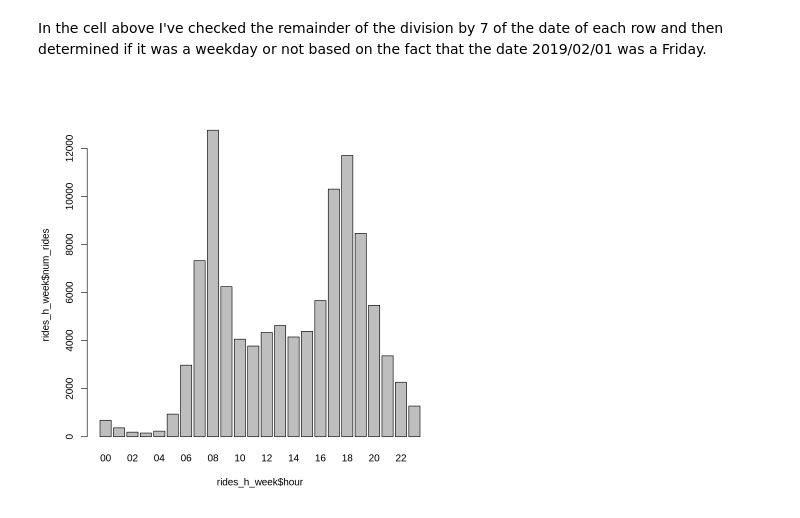
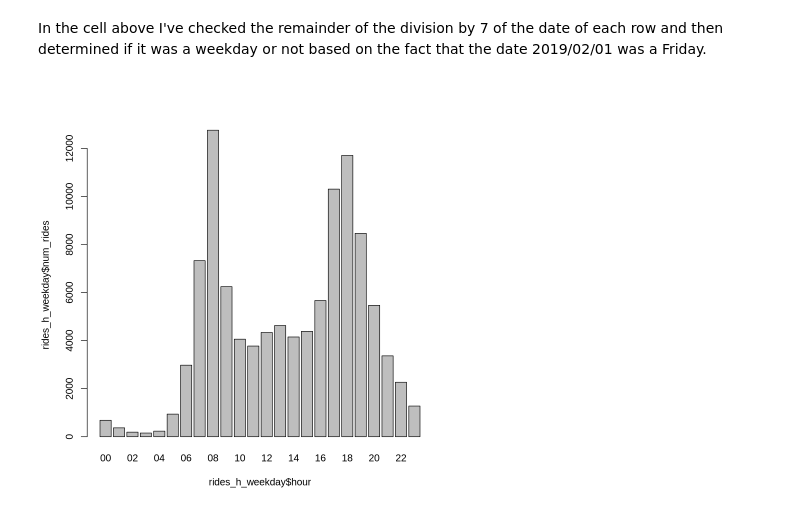
Before and after one commit to pietromalagoli/asp, a Jupyter notebook: code/lab01/Malagoli_Pietro_Lab01.ipynb, the cells around one changed output. Cells and saved outputs as stored; diff of their text form; code cells hidden in the pictures.

```diff
--- a/code/lab01/Malagoli_Pietro_Lab01.ipynb
+++ b/code/lab01/Malagoli_Pietro_Lab01.ipynb
@@ -158,11 +158,11 @@ df$weekday <- (((as.integer(substr(df$date,9,10)))%%7) %in% c(1,4,5,6,0))
 # %% [markdown]
 In the cell above I've checked the remainder of the division by 7 of the date of each row and then determined if it was a weekday or not based on the fact that the date 2019/02/01 was a Friday.
 # %%
-rides_h_week <- df %>%
+rides_h_weekday <- df %>%
     filter(df$weekday) %>%
     group_by(hour) %>%
     summarize(num_rides = n())
 # %%
-barplot(rides_h_week$num_rides ~ rides_h_week$hour)
+barplot(rides_h_weekday$num_rides ~ rides_h_weekday$hour)
 # %% [output]
-[figure, old version]
+[figure, new version]
```
Also changed, not shown: parts of 2 cells of this notebook.
